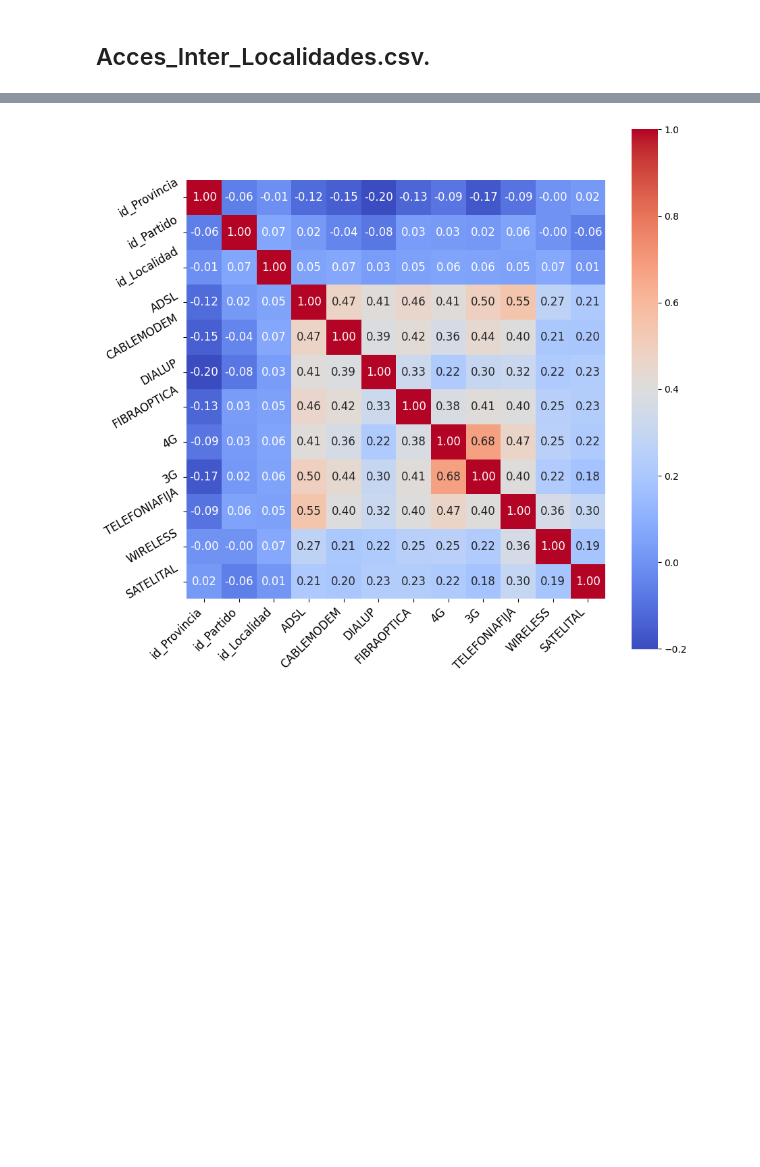
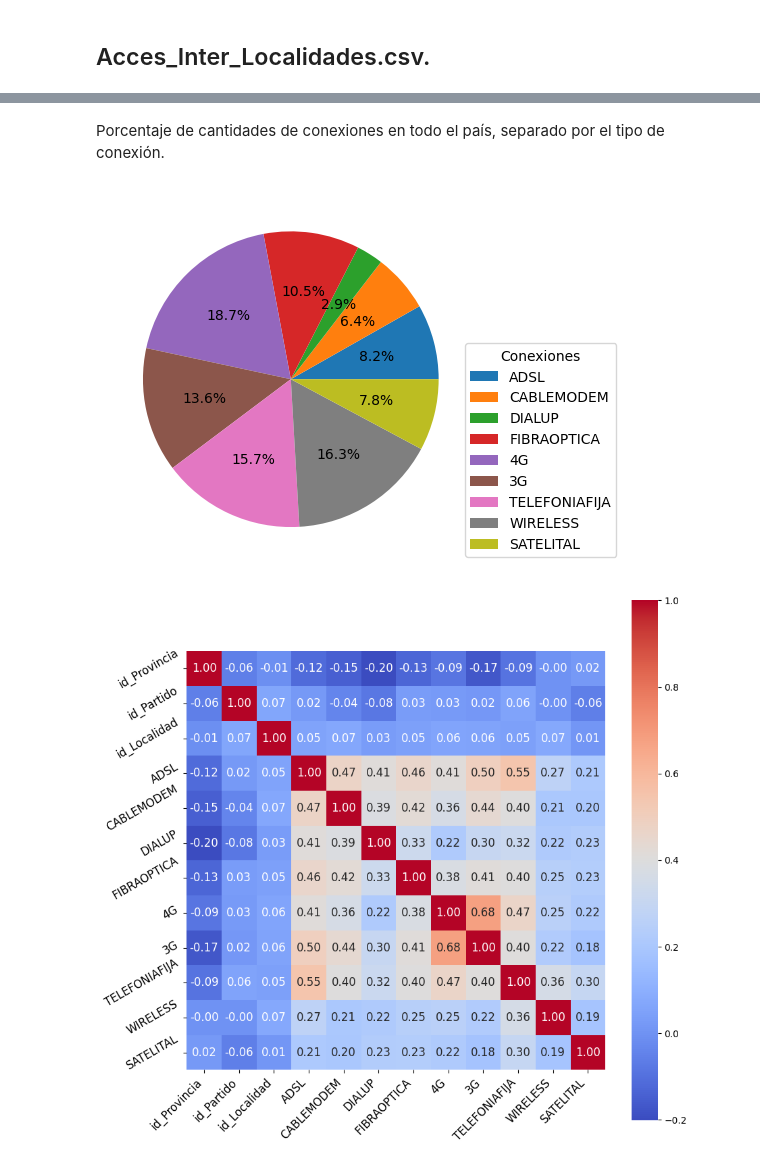
Before and after one commit to A-Lasso/Proyecto_Individual2, a Jupyter notebook: EDA.ipynb, the cells around one changed output, grey strips where cells are left out. Cells and saved outputs as stored; diff of their text form; code cells hidden in the pictures; blank space fills up the shorter version.

```diff
--- a/EDA.ipynb
+++ b/EDA.ipynb
@@ -617,0 +714,2 @@ Acces_Inter_Localidades=pd.read_csv("csv_api\Acces_Inter_Localidades.csv")
+# %%
+Total_conec=Acces_Inter_Localidades[['ADSL', 'CABLEMODEM','DIALUP', 'FIBRAOPTICA', '4G', '3G', 'TELEFONIAFIJA', 'WIRELESS','SATELITAL']].sum()
@@ -618,3 +729,13 @@ Acces_Inter_Localidades=pd.read_csv("csv_api\Acces_Inter_Localidades.csv")
+# %%
+sizes=[Total_conec['ADSL']/Total_conec.sum(), Total_conec['CABLEMODEM']/Total_conec.sum(),Total_conec['DIALUP']/Total_conec.sum(), Total_conec['FIBRAOPTICA']/Total_conec.sum(), Total_conec['4G']/Total_conec.sum(), Total_conec['3G']/Total_conec.sum(), Total_conec['TELEFONIAFIJA']/Total_conec.sum(), Total_conec['WIRELESS']/Total_conec.sum(),Total_conec['SATELITAL']/Total_conec.sum()]
+# %% [markdown]
+Porcentaje de cantidades de conexiones en todo el país, separado por el tipo de conexión.
+# %%
+plt.pie(sizes,labels=None,autopct='%1.1f%%')
+plt.legend(['ADSL', 'CABLEMODEM','DIALUP', 'FIBRAOPTICA', '4G', '3G', 'TELEFONIAFIJA', 'WIRELESS','SATELITAL'],title="Conexiones",loc="lower right",  bbox_to_anchor=(1.4, 0))
+plt.show()
+# %% [output]
+[figure, added]
 # %%
 corr2 = Acces_Inter_Localidades.corr()
 plt.figure(figsize=(10,10))
```
Also changed, not shown: parts of 28 cells of this notebook, 4 other files.
